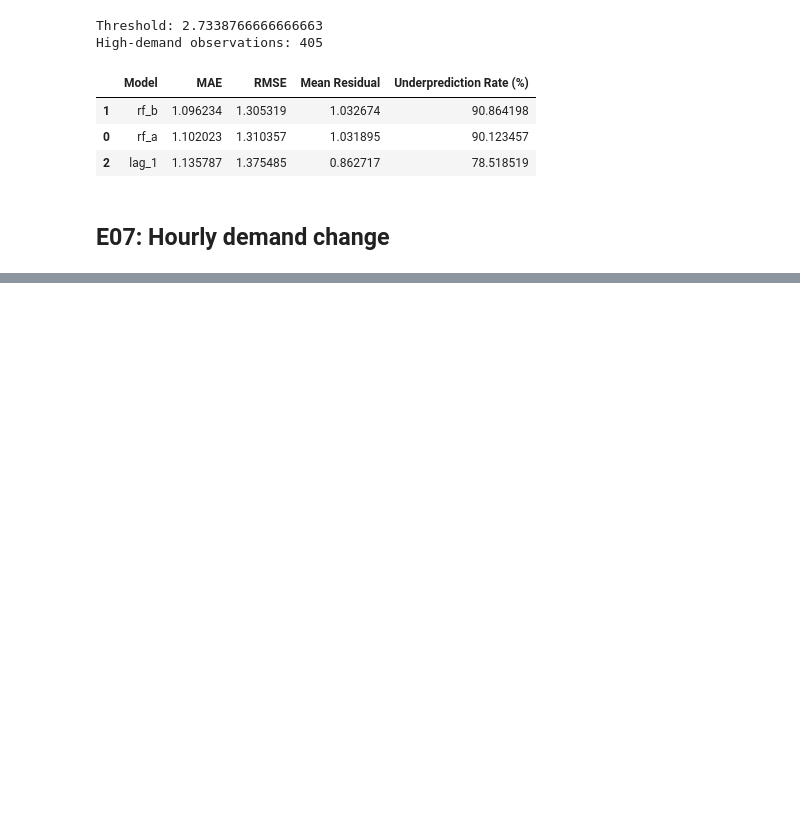
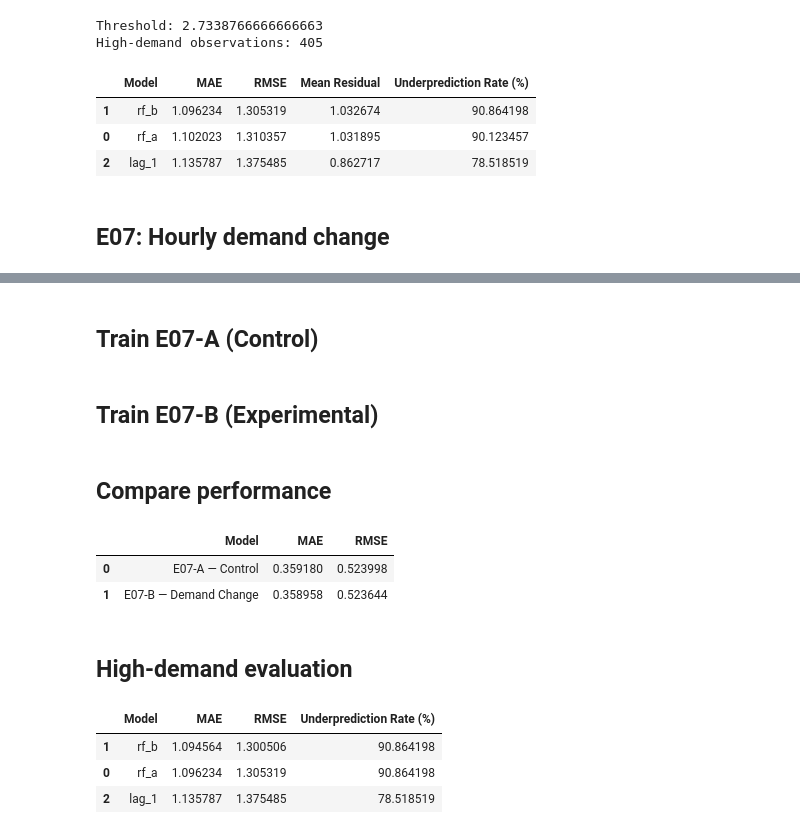
Before and after one commit to akeight/gridpulse, a Jupyter notebook: notebooks/random_forest.ipynb, the cells around one changed output, grey strips where cells are left out. Cells and saved outputs as stored; diff of their text form; code cells hidden in the pictures; blank space fills up the shorter version.

Commit message:
feat: finalize random forest feature experiments and model selection

```diff
--- a/notebooks/random_forest.ipynb
+++ b/notebooks/random_forest.ipynb
@@ -1291,0 +1369,3 @@ NameError: name 'power' is not defined
+# %%
+X_train_e07_b = X_train_e07.copy()
+X_val_e07_b = X_val_e07.copy()
@@ -1291,0 +1374,8 @@ NameError: name 'power' is not defined
+# %%
+X_train_e07_a_encoded = encode_calendar(X_train_e07_a)
+X_val_e07_a_encoded = encode_calendar(X_val_e07_a)
+
+X_train_e07_b_encoded = encode_calendar(X_train_e07_b)
+X_val_e07_b_encoded = encode_calendar(X_val_e07_b)
+# %% [markdown]
+## Train E07-A (Control)
@@ -1291,0 +1393,69 @@ NameError: name 'power' is not defined
+# %% [markdown]
+## Train E07-B (Experimental)
+# %%
+rf_e07_b = RandomForestRegressor(
+    n_estimators=250,
+    random_state=42,
+    max_depth=10,
+    min_samples_leaf=2
+)
+
+rf_e07_b.fit(X_train_e07_b_encoded, y_train_e07)
+
+predictions_e07_b = rf_e07_b.predict(X_val_e07_b_encoded)
+# %% [markdown]
+## Compare performance
+# %%
+e07_results = pd.DataFrame({
+    "Model": ["E07-A — Control", "E07-B — Demand Change"],
+    "MAE": [
+        mean_absolute_error(y_val_e07, predictions_e07_a),
+        mean_absolute_error(y_val_e07, predictions_e07_b)
+    ],
+    "RMSE": [
+        np.sqrt(mean_squared_error(y_val_e07, predictions_e07_a)),
+        np.sqrt(mean_squared_error(y_val_e07, predictions_e07_b))
+    ]
+})
+
+e07_results
+# %% [output]
+|  | Model | MAE | RMSE |
+| 0 | E07-A — Control | 0.359180 | 0.523998 |
+| 1 | E07-B — Demand Change | 0.358958 | 0.523644 |
+# %% [markdown]
+## High-demand evaluation
+# %%
+comparison_e07 = e07_val[
+    ["target_kw", "lag_1"]
+].copy()
+
+comparison_e07["rf_a"] = predictions_e07_a
+comparison_e07["rf_b"] = predictions_e07_b
+
+threshold_e07 = comparison_e07["target_kw"].quantile(0.95)
+
+high_demand_e07 = comparison_e07[
+    comparison_e07["target_kw"] >= threshold_e07
+]
+
+results = []
+
+for model in ["rf_a", "rf_b", "lag_1"]:
+    actual = high_demand_e07["target_kw"]
+    predicted = high_demand_e07[model]
+    residual = actual - predicted
+
+    results.append({
+        "Model": model,
+        "MAE": mean_absolute_error(actual, predicted),
+        "RMSE": np.sqrt(mean_squared_error(actual, predicted)),
+        "Underprediction Rate (%)": (residual > 0).mean() * 100
+    })
+
+pd.DataFrame(results).sort_values("MAE")
+# %% [output]
+|  | Model | MAE | RMSE | Underprediction Rate (%) |
+| 1 | rf_b | 1.094564 | 1.300506 | 90.864198 |
+| 0 | rf_a | 1.096234 | 1.305319 | 90.864198 |
+| 2 | lag_1 | 1.135787 | 1.375485 | 78.518519 |
```
Also changed, not shown: parts of 13 cells of this notebook, 2 other files.
